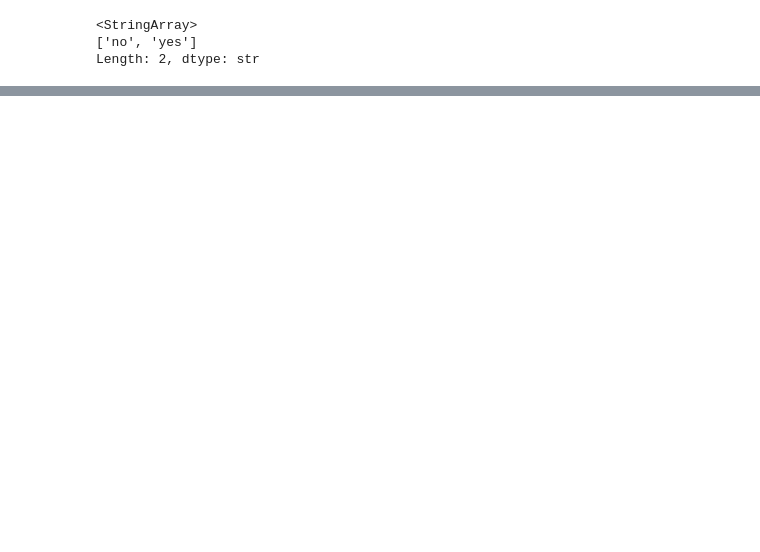
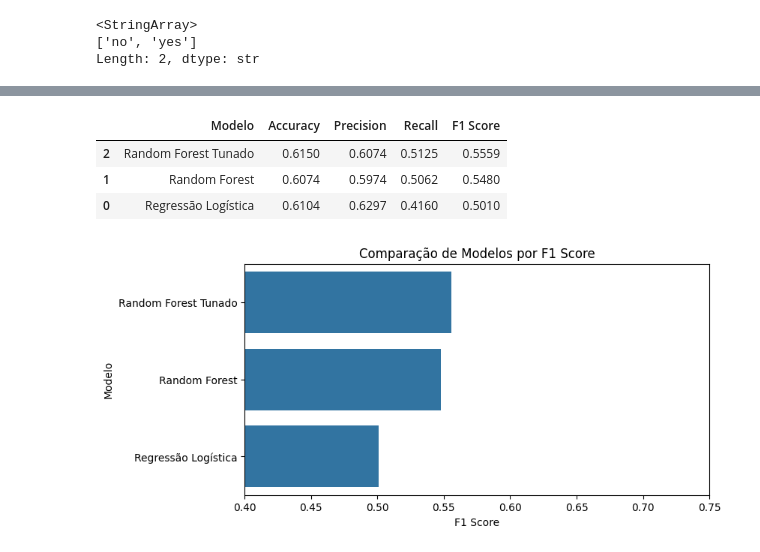
Before and after one commit to Lobato2310/datascience_playground, a Jupyter notebook: hospital_readmission_prediction/notebooks/02_data_preparation.ipynb, the cells around one changed output, grey strips where cells are left out. Saved outputs shown, nothing was run; the diff lists cells and outputs as text; code cells hidden in the pictures; blank space fills up the shorter version.

```diff
--- a/hospital_readmission_prediction/notebooks/02_data_preparation.ipynb
+++ b/hospital_readmission_prediction/notebooks/02_data_preparation.ipynb
@@ -460,0 +492,69 @@ array([nan, nan, nan, nan, nan, nan, nan, nan, nan, nan, nan, nan, nan,
+# %%
+resultado_lr = {
+    'Modelo' : 'Regressão Logística',
+    'Accuracy' : '0.6104',
+    'Precision' : '0.6297',
+    'Recall' : '0.4160',
+    'F1 Score' : '0.5010'
+}
+
+
+resultado_rf = {
+    'Modelo' : 'Random Forest',
+    'Accuracy' : '0.6074',
+    'Precision' : '0.5974',
+    'Recall' : '0.5062',
+    'F1 Score' : '0.5480'
+}
+
+resultado_rf_tunado = {
+    'Modelo' : 'Random Forest Tunado',
+    'Accuracy' : '0.6150',
+    'Precision' : '0.6074',
+    'Recall' : '0.5125',
+    'F1 Score' : '0.5559'
+}
+
+resultados = [
+    resultado_lr,
+    resultado_rf,
+    resultado_rf_tunado
+]
+
+tabela_modelos = pd.DataFrame(resultados)
+
+
+tabela_modelos = tabela_modelos.sort_values(
+    by='F1 Score',
+    ascending=False
+)
+
+tabela_modelos
+# %% [output]
+|  | Modelo | Accuracy | Precision | Recall | F1 Score |
+| 2 | Random Forest Tunado | 0.6150 | 0.6074 | 0.5125 | 0.5559 |
+| 1 | Random Forest | 0.6074 | 0.5974 | 0.5062 | 0.5480 |
+| 0 | Regressão Logística | 0.6104 | 0.6297 | 0.4160 | 0.5010 |
+# %%
+tabela_modelos['Accuracy'] = tabela_modelos['Accuracy'].astype(float)
+tabela_modelos['Precision'] = tabela_modelos['Precision'].astype(float)
+tabela_modelos['Recall'] = tabela_modelos['Recall'].astype(float)
+tabela_modelos['F1 Score'] = tabela_modelos['F1 Score'].astype(float)
+# %%
+plt.figure(figsize=(8, 4))
+
+sns.barplot(
+    data=tabela_modelos,
+    x='F1 Score',
+    y='Modelo'
+)
+
+plt.xlim(0.40, 0.75)
+
+plt.title('Comparação de Modelos por F1 Score')
+plt.xlabel('F1 Score')
+plt.ylabel('Modelo')
+
+plt.show()
+# %% [output]
+[figure, added]
```
Also changed, not shown: parts of 8 cells of this notebook.
